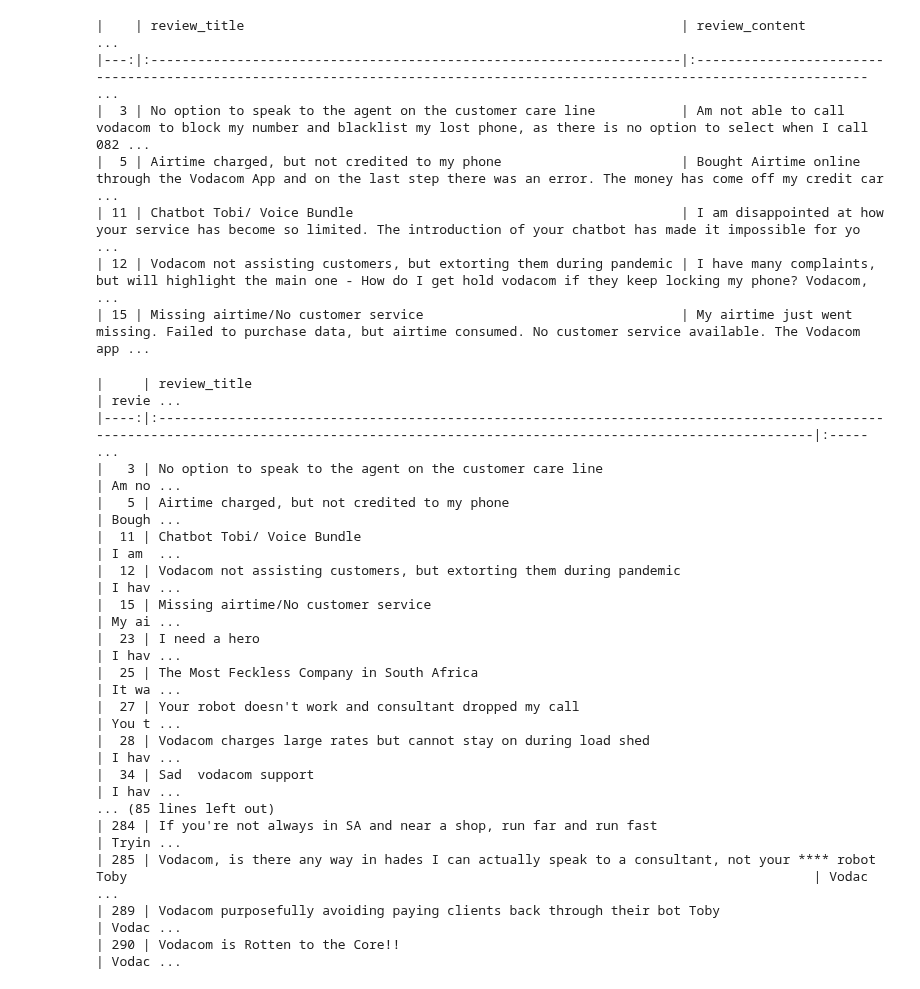
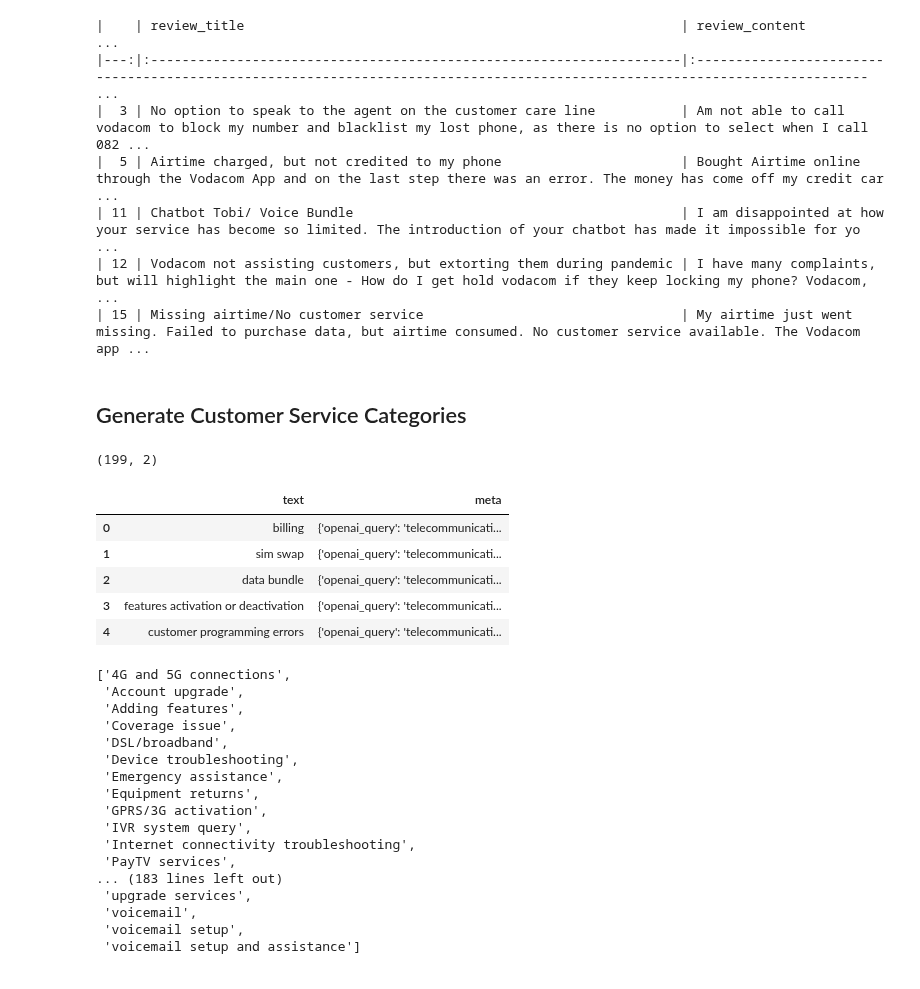
Before and after one commit to JohnnyFoulds/dsm050-2023-apr, a Jupyter notebook: notebooks/01_hellopeter/01-06_human_feedback.ipynb, the cells around one changed output. Saved outputs shown, nothing was run; the diff lists cells and outputs as text; code cells hidden in the pictures.

```diff
--- a/notebooks/01_hellopeter/01-06_human_feedback.ipynb
+++ b/notebooks/01_hellopeter/01-06_human_feedback.ipynb
@@ -391,26 +394,13 @@ print(prompt_table)
 # %%
 prompt_table = df_source \
     .query('business_slug == "vodacom"') \
-    [['review_title', 'review_content', 'chatbot_description']] \
+    .sample(frac=0.4, random_state=42) \
+    [['review_title', 'review_content']] \
     .replace('\n', '<br />', regex=True) \
     .to_markdown()
 
-print(prompt_table)
+# save to file
+with open('prompt_table.md', 'w') as f:
+    f.write(prompt_table)
-# %% [output]
-|     | review_title                                                                                                                                                                             | revie ...
-|----:|:-----------------------------------------------------------------------------------------------------------------------------------------------------------------------------------------|:----- ...
-|   3 | No option to speak to the agent on the customer care line                                                                                                                                | Am no ...
-|   5 | Airtime charged, but not credited to my phone                                                                                                                                            | Bough ...
-|  11 | Chatbot Tobi/ Voice Bundle                                                                                                                                                               | I am  ...
-|  12 | Vodacom not assisting customers, but extorting them during pandemic                                                                                                                      | I hav ...
-|  15 | Missing airtime/No customer service                                                                                                                                                      | My ai ...
-|  23 | I need a hero                                                                                                                                                                            | I hav ...
-|  25 | The Most Feckless Company in South Africa                                                                                                                                                | It wa ...
-|  27 | Your robot doesn't work and consultant dropped my call                                                                                                                                   | You t ...
-|  28 | Vodacom charges large rates but cannot stay on during load shed                                                                                                                          | I hav ...
-|  34 | Sad  vodacom support                                                                                                                                                                     | I hav ...
-... (85 lines left out)
-| 284 | If you're not always in SA and near a shop, run far and run fast                                                                                                                         | Tryin ...
-| 285 | Vodacom, is there any way in hades I can actually speak to a consultant, not your **** robot Toby                                                                                        | Vodac ...
-| 289 | Vodacom purposefully avoiding paying clients back through their bot Toby                                                                                                                 | Vodac ...
-| 290 | Vodacom is Rotten to the Core!!                                                                                                                                                          | Vodac ...
+# %% [markdown]
+## Generate Customer Service Categories
@@ -416,0 +409,38 @@ print(prompt_table)
+# %%
+df_categories = pd.read_json('../../data/interim/01-06_telecom_categories.jsonl', lines=True)
+
+# show the data loaded
+print(df_categories.shape)
+display(df_categories.head())
+# %% [output]
+(199, 2)
+|  | text | meta |
+| 0 | billing | {'openai_query': 'telecommunicati... |
+| 1 | sim swap | {'openai_query': 'telecommunicati... |
+| 2 | data bundle | {'openai_query': 'telecommunicati... |
+| 3 | features activation or deactivation | {'openai_query': 'telecommunicati... |
+| 4 | customer programming errors | {'openai_query': 'telecommunicati... |
+# %%
+df_categories \
+    .drop('meta', axis=1) \
+    .drop_duplicates() \
+    .sort_values('text') \
+    .text.to_list()
+# %% [output]
+['4G and 5G connections',
+ 'Account upgrade',
+ 'Adding features',
+ 'Coverage issue',
+ 'DSL/broadband',
+ 'Device troubleshooting',
+ 'Emergency assistance',
+ 'Equipment returns',
+ 'GPRS/3G activation',
+ 'IVR system query',
+ 'Internet connectivity troubleshooting',
+ 'PayTV services',
+... (183 lines left out)
+ 'upgrade services',
+ 'voicemail',
+ 'voicemail setup',
+ 'voicemail setup and assistance']
```
Also changed, not shown: parts of 3 cells of this notebook, 7 other files.
